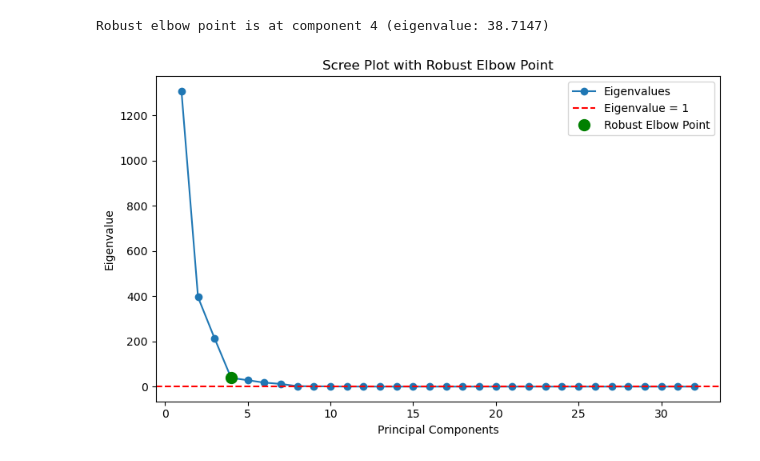
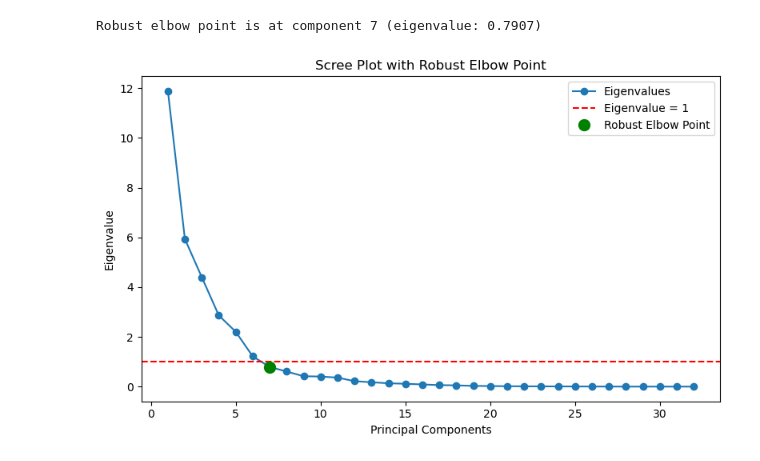
Before and after one commit to FWrightQMUL/EMS740UP-Course-Work, a Jupyter notebook: PCA_gB4.ipynb, the cells around one changed output. Saved outputs shown, nothing was run; the diff lists cells and outputs as text; code cells hidden in the pictures.

```diff
--- a/PCA_gB4.ipynb
+++ b/PCA_gB4.ipynb
@@ -42,41 +42,31 @@ pd.DataFrame(Y_test, columns=['band_gap']).to_csv('test_target_gB4.csv', index=F
 
 # Fits scaler on features data
 scaler = StandardScaler()
-train_scaled = scaler.fit_transform(X_train)
-validation_scaled = scaler.transform(X_val)
-test_scaled = scaler.transform(X_test)
+X_train_scaled = scaler.fit_transform(X_train)
+X_val_scaled = scaler.transform(X_val)
+X_test_scaled = scaler.transform(X_test)
 
-# Converts back to DataFrame, preserving column names
-train_scaled_df = pd.DataFrame(train_scaled, columns=X_train.columns)
-validation_scaled_df = pd.DataFrame(validation_scaled, columns=X_val.columns)
-test_scaled_df = pd.DataFrame(test_scaled, columns=X_test.columns)
-
-# Saves the scaled features data
-train_scaled_df.to_csv('train_reduced_gB4.csv', index=False)
-validation_scaled_df.to_csv('validation_reduced_gB4.csv', index=False)
-test_scaled_df.to_csv('test_reduced_gB4.csv', index=False)
-
-# Loads target data
-y_train = pd.read_csv('train_target_gB4.csv')
-y_val = pd.read_csv('validation_target_gB4.csv')
-y_test = pd.read_csv('test_target_gB4.csv')
+# Saves the scaled features data and writes to CSVs (features data)
+pd.DataFrame(X_train_scaled, columns=X_train.columns).to_csv('train_reduced_gB4.csv', index=False)
+pd.DataFrame(X_val_scaled, columns=X_val.columns).to_csv('validation_reduced_gB4.csv', index=False)
+pd.DataFrame(X_test_scaled, columns=X_test.columns).to_csv('test_reduced_gB4.csv', index=False)
 
 # Fits scaler on target data
 scaler_y = StandardScaler()
-y_train_scaled = scaler_y.fit_transform(y_train)
-y_val_scaled = scaler_y.transform(y_val)
-y_test_scaled = scaler_y.transform(y_test)
+Y_train_scaled = scaler_y.fit_transform(Y_train.values.reshape(-1, 1))
+Y_val_scaled = scaler_y.transform(Y_val.values.reshape(-1, 1))
+Y_test_scaled = scaler_y.transform(Y_test.values.reshape(-1, 1))
 
-# Saves the scaled target data
-pd.DataFrame(y_train_scaled, columns=y_train.columns).to_csv('train_target_gB4.csv', index=False)
-pd.DataFrame(y_val_scaled, columns=y_val.columns).to_csv('validation_target_gB4.csv', index=False)
-pd.DataFrame(y_test_scaled, columns=y_test.columns).to_csv('test_target_gB4.csv', index=False)
+#  Saves the scaled features data and writes to CSVs (target data)
+pd.DataFrame(Y_train_scaled, columns=['band_gap']).to_csv('train_target_gB4.csv', index=False)
+pd.DataFrame(Y_val_scaled, columns=['band_gap']).to_csv('validation_target_gB4.csv', index=False)
+pd.DataFrame(Y_test_scaled, columns=['band_gap']).to_csv('test_target_gB4.csv', index=False)
 # %%
 # Scree plot
 
 # Apply PCA with no dimensionality reduction to get all eigenvalues
 pca_full = PCA()
-pca_full.fit(X_train)
+pca_full.fit(X_train_scaled)
 eigenvalues = pca_full.explained_variance_
 
 # Robust elbow (knee) detection using the distance to line method
@@ -86,35 +76,35 @@ def find_elbow_knee(eigenvalues):
     first_point = all_coords[0]
     last_point = all_coords[-1]
     line_vec = last_point - first_point
     line_vec_norm = line_vec / np.sqrt(np.sum(line_vec**2))
     vec_from_first = all_coords - first_point
     scalar_product = np.sum(vec_from_first * np.tile(line_vec_norm, (n_points, 1)), axis=1)
     vec_on_line = np.outer(scalar_product, line_vec_norm)
     distance_to_line = np.sqrt(np.sum((vec_from_first - vec_on_line) ** 2, axis=1))
     elbow_idx = np.argmax(distance_to_line)
     return elbow_idx
 
 elbow_idx = find_elbow_knee(eigenvalues)
 print(f"Robust elbow point is at component {elbow_idx + 1} (eigenvalue: {eigenvalues[elbow_idx]:.4f})")
 
 # Plot scree plot with robust elbow point highlighted
 plt.figure(figsize=(8, 5))
 plt.plot(np.arange(1, len(eigenvalues) + 1), eigenvalues, marker='o', label='Eigenvalues')
 plt.axhline(1, color='r', linestyle='--', label='Eigenvalue = 1')
 plt.plot(elbow_idx + 1, eigenvalues[elbow_idx], 'go', markersize=10, label='Robust Elbow Point')
 plt.xlabel('Principal Components')
 plt.ylabel('Eigenvalue')
 plt.title('Scree Plot with Robust Elbow Point')
 plt.legend()
 plt.tight_layout()
 plt.show()
 
 # Apply the best variance ratio as found by the scree plot
 # Convert the elbow eigenvalue to the expected explained variance ratio
 PCA_VARIANCE = np.sum(eigenvalues[:elbow_idx + 1]) / np.sum(eigenvalues)
 # %% [output]
-Robust elbow point is at component 4 (eigenvalue: 38.7147)
+Robust elbow point is at component 7 (eigenvalue: 0.7907)
-[figure, old version]
+[figure, new version]
 # %%
 # Fit PCA on training set only
 pca = PCA(n_components=PCA_VARIANCE, svd_solver="full")
```
Also changed, not shown: parts of 1 cell of this notebook, 9 other files.
